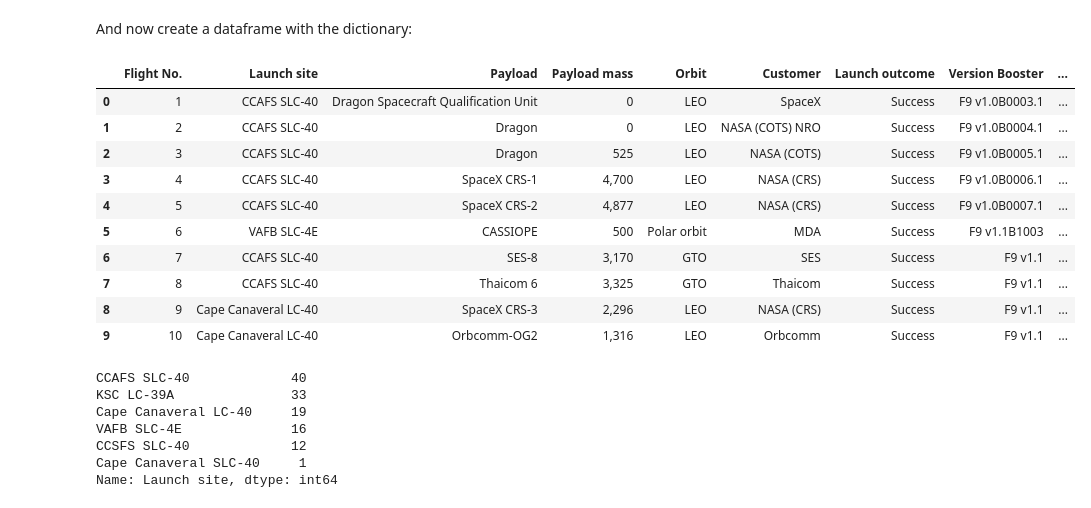
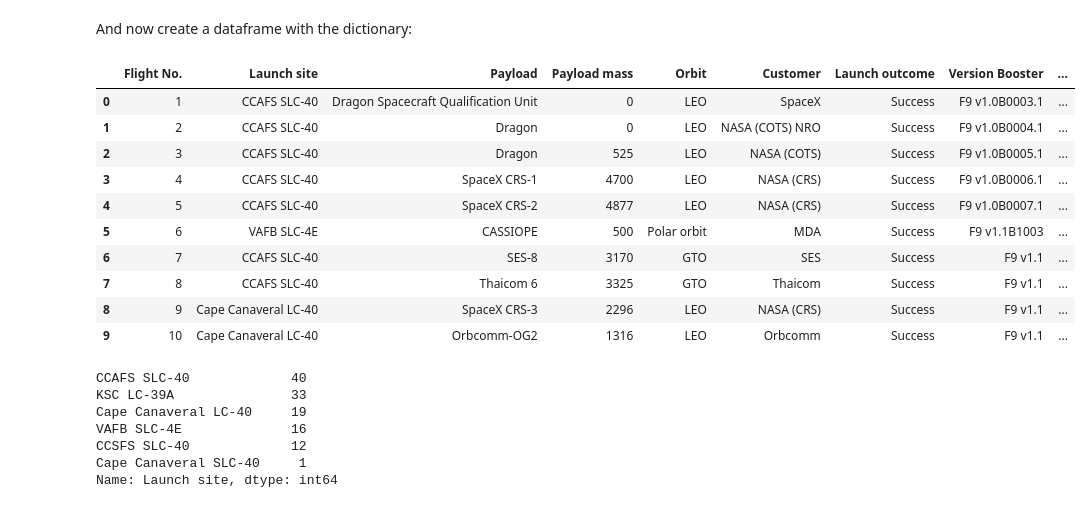
Before and after one commit to achi113s/SpaceY, a Jupyter notebook: Data Collection with BeautifulSoup.ipynb, the cells around one changed output. Saved outputs shown, nothing was run; the diff lists cells and outputs as text; code cells hidden in the pictures.

Commit message:
fixed payload mass formatting

```diff
--- a/Data Collection with BeautifulSoup.ipynb
+++ b/Data Collection with BeautifulSoup.ipynb
@@ -180,9 +180,14 @@ for table_number, table in enumerate(soup.find_all('table', 'wikitable plainrowh
 
             # get payload mass, column 5
             mass = unicodedata.normalize("NFKD", table_data[4].text).strip()
-            new_mass = 0
+            new_mass = '0'
             if mass:
-                new_mass=mass[0:mass.find("kg")]
+                new_mass = mass[0:mass.find("kg")]
+                new_mass = new_mass.replace(',', '')
+                new_mass = new_mass.replace('~', '')
+                if new_mass=='Classifie':
+                    new_mass = '0'
+#             print(new_mass)
             launch_dict['Payload mass'].append(new_mass)
 
             # get orbit, column 6
@@ -211,19 +216,22 @@ And now create a dataframe with the dictionary:
 # %%
 df = pd.DataFrame(launch_dict)
 
+# fix one mass range
+df.loc[df['Payload mass']=='5000–6000', 'Payload mass'] = '5500'
+
 df.head(10)
 # %% [output]
 |  | Flight No. | Launch site | Payload | Payload mass | Orbit | Customer | Launch outcome | Version Booster | ... |
 | 0 | 1 | CCAFS SLC-40 | Dragon Spacecraft Qualification Unit | 0 | LEO | SpaceX | Success | F9 v1.0B0003.1 | ... |
 | 1 | 2 | CCAFS SLC-40 | Dragon | 0 | LEO | NASA (COTS) NRO | Success | F9 v1.0B0004.1 | ... |
 | 2 | 3 | CCAFS SLC-40 | Dragon | 525 | LEO | NASA (COTS) | Success | F9 v1.0B0005.1 | ... |
-| 3 | 4 | CCAFS SLC-40 | SpaceX CRS-1 | 4,700 | LEO | NASA (CRS) | Success | F9 v1.0B0006.1 | ... |
-| 4 | 5 | CCAFS SLC-40 | SpaceX CRS-2 | 4,877 | LEO | NASA (CRS) | Success | F9 v1.0B0007.1 | ... |
+| 3 | 4 | CCAFS SLC-40 | SpaceX CRS-1 | 4700 | LEO | NASA (CRS) | Success | F9 v1.0B0006.1 | ... |
+| 4 | 5 | CCAFS SLC-40 | SpaceX CRS-2 | 4877 | LEO | NASA (CRS) | Success | F9 v1.0B0007.1 | ... |
 | 5 | 6 | VAFB SLC-4E | CASSIOPE | 500 | Polar orbit | MDA | Success | F9 v1.1B1003 | ... |
-| 6 | 7 | CCAFS SLC-40 | SES-8 | 3,170 | GTO | SES | Success | F9 v1.1 | ... |
-| 7 | 8 | CCAFS SLC-40 | Thaicom 6 | 3,325 | GTO | Thaicom | Success | F9 v1.1 | ... |
-| 8 | 9 | Cape Canaveral LC-40 | SpaceX CRS-3 | 2,296 | LEO | NASA (CRS) | Success | F9 v1.1 | ... |
-| 9 | 10 | Cape Canaveral LC-40 | Orbcomm-OG2 | 1,316 | LEO | Orbcomm | Success | F9 v1.1 | ... |
+| 6 | 7 | CCAFS SLC-40 | SES-8 | 3170 | GTO | SES | Success | F9 v1.1 | ... |
+| 7 | 8 | CCAFS SLC-40 | Thaicom 6 | 3325 | GTO | Thaicom | Success | F9 v1.1 | ... |
+| 8 | 9 | Cape Canaveral LC-40 | SpaceX CRS-3 | 2296 | LEO | NASA (CRS) | Success | F9 v1.1 | ... |
+| 9 | 10 | Cape Canaveral LC-40 | Orbcomm-OG2 | 1316 | LEO | Orbcomm | Success | F9 v1.1 | ... |
 # %%
 df['Launch site'].value_counts()
 # %% [output]
```
Also changed, not shown: parts of 1 cell of this notebook, 1 other file.
